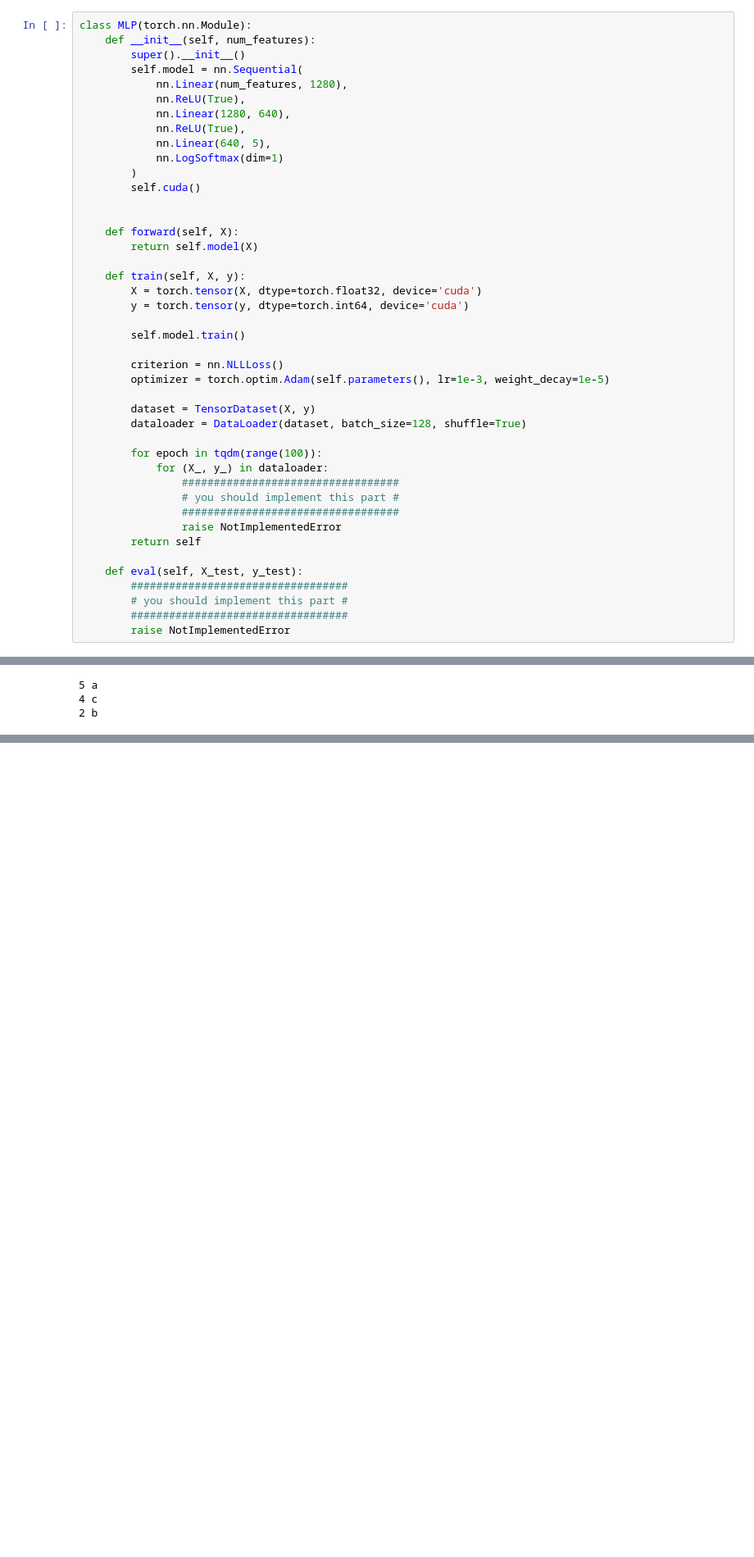
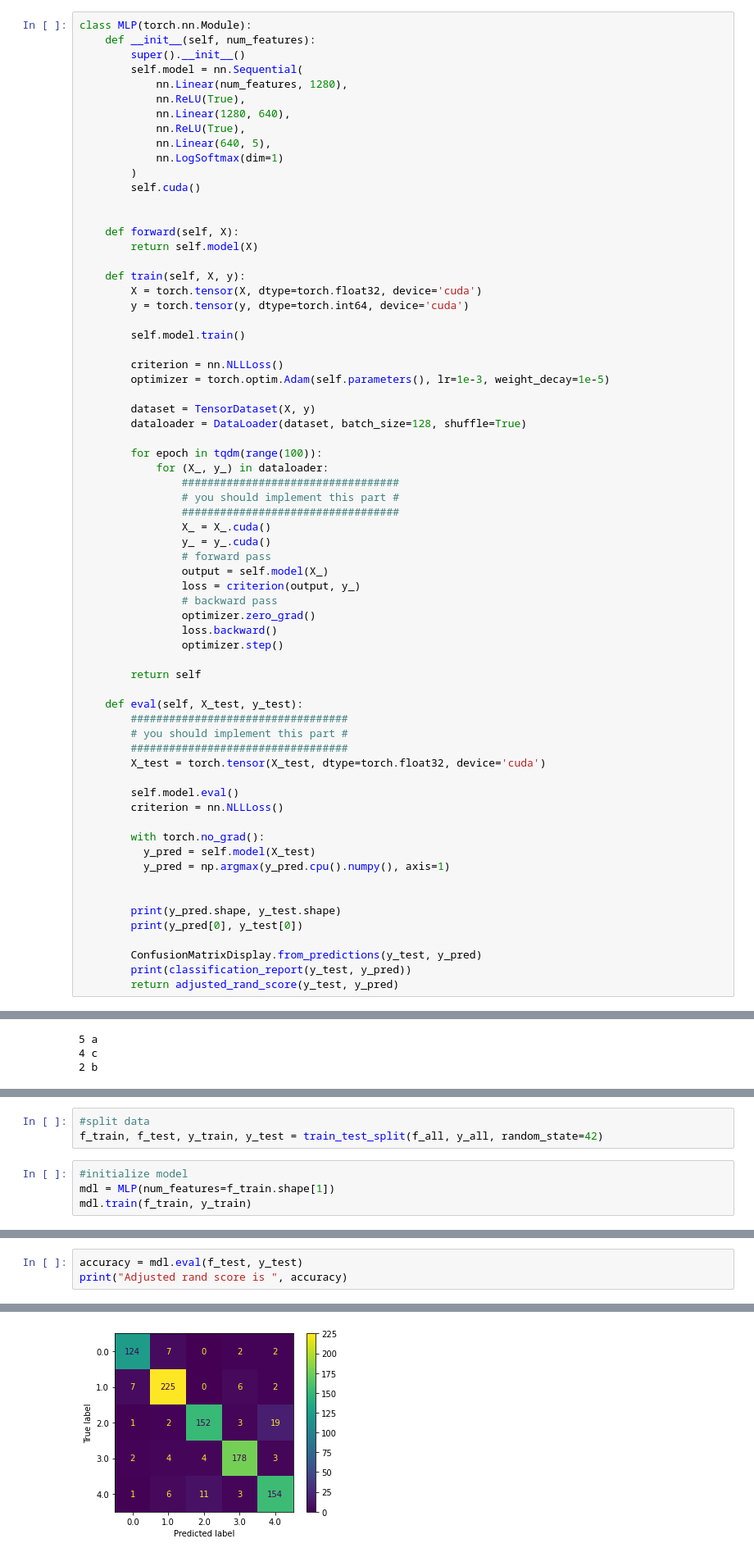
Before and after one commit to diplav09/Data-Representations-and-Clustering, a Jupyter notebook: Project_2_Image_Data.ipynb, the cells around one changed output, grey strips where cells are left out. Shown: that part at 82% size. Saved outputs shown, nothing was run; the diff lists cells and outputs as text; blank space fills up the shorter version.

```diff
--- a/Project_2_Image_Data.ipynb
+++ b/Project_2_Image_Data.ipynb
@@ -189,14 +192,38 @@ class MLP(torch.nn.Module):
                 ##################################
                 # you should implement this part #
                 ##################################
-                raise NotImplementedError
+                X_ = X_.cuda()
+                y_ = y_.cuda()
+                # forward pass
+                output = self.model(X_)
+                loss = criterion(output, y_)
+                # backward pass
+                optimizer.zero_grad()
+                loss.backward()
+                optimizer.step()
+
         return self
 
     def eval(self, X_test, y_test):
         ##################################
         # you should implement this part #
         ##################################
-        raise NotImplementedError
+        X_test = torch.tensor(X_test, dtype=torch.float32, device='cuda')
+
+        self.model.eval()
+        criterion = nn.NLLLoss()
+
+        with torch.no_grad():
+          y_pred = self.model(X_test)
+          y_pred = np.argmax(y_pred.cpu().numpy(), axis=1)
+
+
+        print(y_pred.shape, y_test.shape)
+        print(y_pred[0], y_test[0])
+
+        ConfusionMatrixDisplay.from_predictions(y_test, y_pred)
+        print(classification_report(y_test, y_pred))
+        return adjusted_rand_score(y_test, y_pred)
 # %% [markdown]
 # Autoencoder
 # %%
@@ -349,0 +385,7 @@ for k, v in sorted( ((v,k) for k,v in scores.items()), reverse=True):
+# %%
+#split data
+f_train, f_test, y_train, y_test = train_test_split(f_all, y_all, random_state=42)
+# %%
+#initialize model
+mdl = MLP(num_features=f_train.shape[1])
+mdl.train(f_train, y_train)
@@ -349,0 +403,4 @@ for k, v in sorted( ((v,k) for k,v in scores.items()), reverse=True):
+# %%
+accuracy = mdl.eval(f_test, y_test)
+print("Adjusted rand score is ", accuracy)
+# %% [output]
@@ -349,0 +422 @@ for k, v in sorted( ((v,k) for k,v in scores.items()), reverse=True):
+[figure, added]
```
Also changed, not shown: parts of 12 cells of this notebook.
